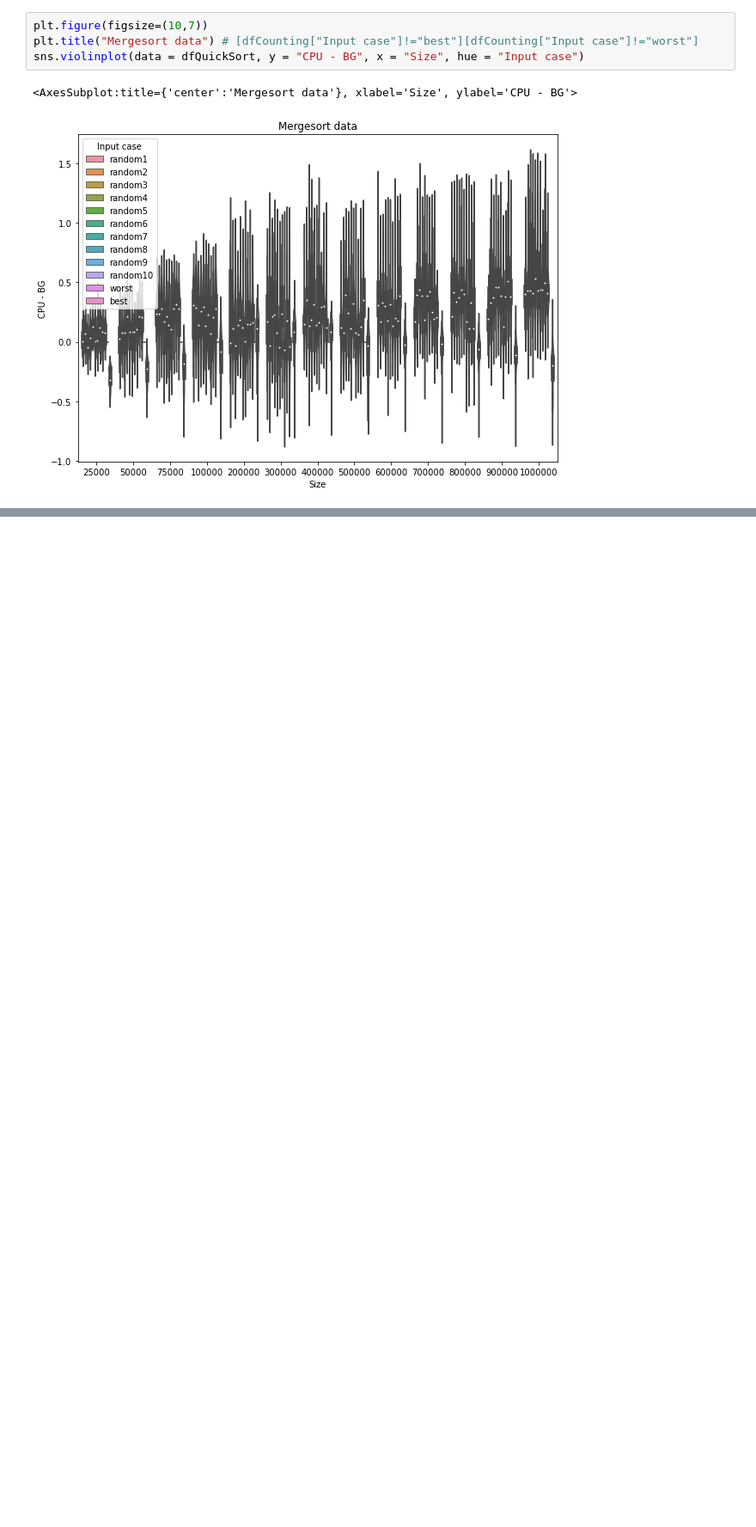
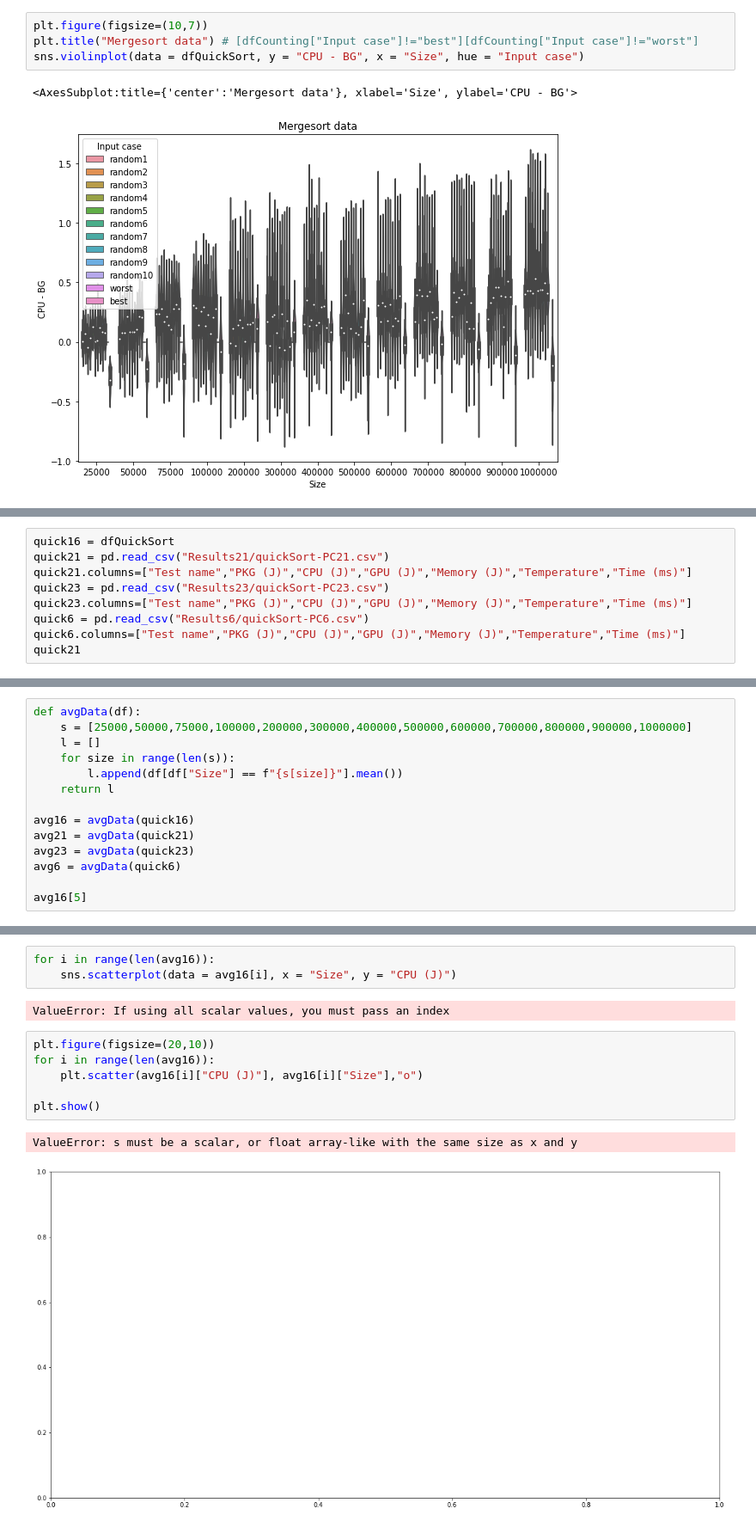
Before and after one commit to hrallil/RAPL_measurements, a Jupyter notebook: Java/FinalResults/DataAnalysis.ipynb, the cells around one changed output, grey strips where cells are left out. Shown at 86% size. Saved outputs shown, nothing was run; the diff lists cells and outputs as text; blank space fills up the shorter version.

```diff
--- a/Java/FinalResults/DataAnalysis.ipynb
+++ b/Java/FinalResults/DataAnalysis.ipynb
@@ -327,0 +346,9 @@ sns.violinplot(data = dfQuickSort, y = "CPU - BG", x = "Size", hue = "Input case
+# %%
+quick16 = dfQuickSort
+quick21 = pd.read_csv("Results21/quickSort-PC21.csv")
+quick21.columns=["Test name","PKG (J)","CPU (J)","GPU (J)","Memory (J)","Temperature","Time (ms)"]
+quick23 = pd.read_csv("Results23/quickSort-PC23.csv")
+quick23.columns=["Test name","PKG (J)","CPU (J)","GPU (J)","Memory (J)","Temperature","Time (ms)"]
+quick6 = pd.read_csv("Results6/quickSort-PC6.csv")
+quick6.columns=["Test name","PKG (J)","CPU (J)","GPU (J)","Memory (J)","Temperature","Time (ms)"]
+quick21
@@ -327,0 +419,14 @@ sns.violinplot(data = dfQuickSort, y = "CPU - BG", x = "Size", hue = "Input case
+# %%
+def avgData(df):
+    s = [25000,50000,75000,100000,200000,300000,400000,500000,600000,700000,800000,900000,1000000]
+    l = []
+    for size in range(len(s)):
+        l.append(df[df["Size"] == f"{s[size]}"].mean())
+    return l
+
+avg16 = avgData(quick16)
+avg21 = avgData(quick21)
+avg23 = avgData(quick23)
+avg6 = avgData(quick6)
+
+avg16[5]
@@ -327,0 +442,14 @@ sns.violinplot(data = dfQuickSort, y = "CPU - BG", x = "Size", hue = "Input case
+# %%
+for i in range(len(avg16)):
+    sns.scatterplot(data = avg16[i], x = "Size", y = "CPU (J)")
+# %% [output]
+ValueError: If using all scalar values, you must pass an index
+# %%
+plt.figure(figsize=(20,10))
+for i in range(len(avg16)):
+    plt.scatter(avg16[i]["CPU (J)"], avg16[i]["Size"],"o")
+
+plt.show()
+# %% [output]
+ValueError: s must be a scalar, or float array-like with the same size as x and y
+[figure, added]
```
Also changed, not shown: parts of 14 cells of this notebook, 3 other files.
